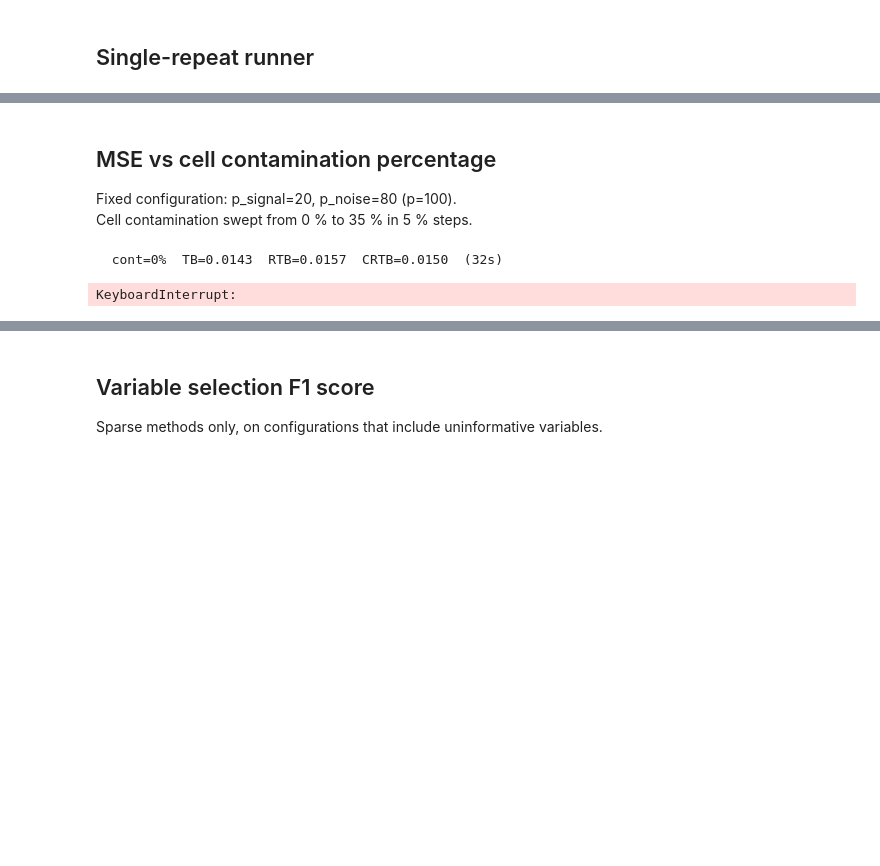
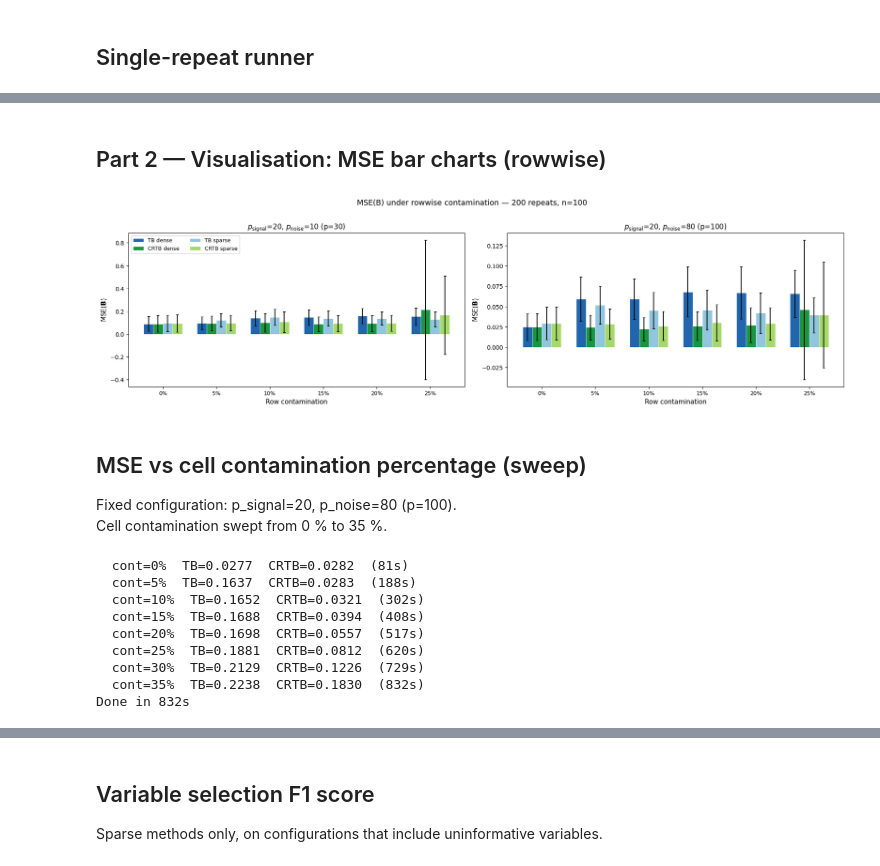
Before and after one commit to SvenSerneels/twoblock, a Jupyter notebook: examples/simulation_crtb.ipynb, the cells around one changed output, grey strips where cells are left out. Saved outputs shown, nothing was run; the diff lists cells and outputs as text; code cells hidden in the pictures; blank space fills up the shorter version.

```diff
--- a/examples/simulation_crtb.ipynb
+++ b/examples/simulation_crtb.ipynb
@@ -537,0 +789,12 @@ plt.show()
+# %%
+df_rw = ps.DataFrame(all_results_rw)
+
+print("=== MSE(B): mean (sd) over", n_repeats, "repeats (rowwise contamination) ===")
+mse_rw = df_rw[['dim_config', 'p_total', 'row_cont_pct']].copy()
+mse_rw['row_cont_pct'] = (mse_rw['row_cont_pct'] * 100).astype(int).astype(str) + '%'
+for label, col in [('TB',    'tb_mse'),  ('CRTB',  'crtb_mse'),
+                   ('TBs',   'tbs_mse'), ('CRTBs', 'crtbs_mse')]:
+    mse_rw[label] = fmt(df_rw, col)
+mse_rw['TBs eta']  = df_rw['tbs_eta_mean'].round(3)
+mse_rw['CRTBs eta'] = df_rw['crtbs_eta_mean'].round(3)
+display(mse_rw)
@@ -538,22 +816,63 @@ plt.show()
+# %% [markdown]
+## Part 2 — Visualisation: MSE bar charts (rowwise)
+# %%
+cont_labels_rw = [f"{int(c*100)}%" for c in row_cont_pcts]
+
+n_configs = len(dim_configs)
+fig, axes = plt.subplots(1, n_configs, figsize=(9 * n_configs, 5), sharey=False)
+if n_configs == 1:
+    axes = [axes]
+else:
+    axes = list(axes)
+
+for ax_idx, (dim_label, (p_signal, p_noise)) in enumerate(dim_configs.items()):
+    ax = axes[ax_idx]
+    sub = df_rw[df_rw['dim_config'] == dim_label].copy()
+
+    x = np.arange(len(row_cont_pcts))
+    n_methods = len(all_methods)
+    width = 0.18
+
+    for i, (label, col) in enumerate(all_methods):
+        offset = (i - (n_methods - 1) / 2) * width
+        vals = sub[f'{col}_mean'].values
+        errs = sub[f'{col}_sd'].values
+        ax.bar(x + offset, vals, width, yerr=errs, label=label,
+               color=colors_4[label], edgecolor='white', linewidth=0.4, capsize=2)
+
+    ax.set_xticks(x)
+    ax.set_xticklabels(cont_labels_rw)
+    ax.set_xlabel('Row contamination')
+    ax.set_ylabel('MSE($\\mathbf{B}$)')
+    ax.set_title(f'$p_{{\\rm signal}}$={p_signal}, $p_{{\\rm noise}}$={p_noise} (p={p_signal+p_noise})')
+    if ax_idx == 0:
+        ax.legend(loc='upper left', ncol=2)
+
+fig.suptitle(f'MSE(B) under rowwise contamination — {n_repeats} repeats, n={n}', fontsize=13, y=1.01)
+plt.tight_layout()
+plt.savefig('simulation_crtb_rowwise_bars.png', dpi=150, bbox_inches='tight')
+plt.show()
+# %% [output]
+[figure, added]
 # %% [markdown]
-## MSE vs cell contamination percentage
+## MSE vs cell contamination percentage (sweep)
 
 Fixed configuration: p_signal=20, p_noise=80 (p=100).
-Cell contamination swept from 0 % to 35 % in 5 % steps.
+Cell contamination swept from 0 % to 35 %.
 # %%
 rng_sweep = np.random.default_rng(123)
 cont_sweep = np.arange(0, 0.36, 0.05)
 p_signal_sw, p_noise_sw = 20, 80
-n_rep_sw = 200
+n_rep_sw = 50
 
-sweep_methods = ['tb_mse', 'rtb_mse', 'crtb_mse', 'tbs_mse', 'rtbs_mse', 'crtbs_mse']
+sweep_methods = ['tb_mse', 'crtb_mse', 'tbs_mse', 'crtbs_mse']
 sweep_results = {m: {'mean': [], 'sd': []} for m in sweep_methods}
 
 t0 = time.time()
 for ccp in cont_sweep:
     collected = {m: [] for m in sweep_methods}
     for rep in range(n_rep_sw):
-        res = run_single(rng_sweep, n, p_signal_sw, p_noise_sw, k, q,
+        res = run_single_cellwise(rng_sweep, n, p_signal_sw, p_noise_sw, k, q,
                          sigma_e, sigma_f, ccp, outlier_shift, row_rate)
         for m in sweep_methods:
             collected[m].append(res.get(m, np.nan))
@@ -562,14 +881,20 @@ for ccp in cont_sweep:
         sweep_results[m]['sd'].append(np.nanstd(collected[m]))
     print(f"  cont={ccp*100:.0f}%  "
           f"TB={sweep_results['tb_mse']['mean'][-1]:.4f}  "
-          f"RTB={sweep_results['rtb_mse']['mean'][-1]:.4f}  "
           f"CRTB={sweep_results['crtb_mse']['mean'][-1]:.4f}  "
           f"({time.time()-t0:.0f}s)", flush=True)
 
 print(f"Done in {time.time()-t0:.0f}s")
 # %% [output]
-  cont=0%  TB=0.0143  RTB=0.0157  CRTB=0.0150  (32s)
+  cont=0%  TB=0.0277  CRTB=0.0282  (81s)
+  cont=5%  TB=0.1637  CRTB=0.0283  (188s)
+  cont=10%  TB=0.1652  CRTB=0.0321  (302s)
+  cont=15%  TB=0.1688  CRTB=0.0394  (408s)
+  cont=20%  TB=0.1698  CRTB=0.0557  (517s)
+  cont=25%  TB=0.1881  CRTB=0.0812  (620s)
+  cont=30%  TB=0.2129  CRTB=0.1226  (729s)
+  cont=35%  TB=0.2238  CRTB=0.1830  (832s)
+Done in 832s
-KeyboardInterrupt:
 # %%
 fig, axes = plt.subplots(1, 2, figsize=(14, 5))
 
```
Also changed, not shown: parts of 32 cells of this notebook, 6 other files.
